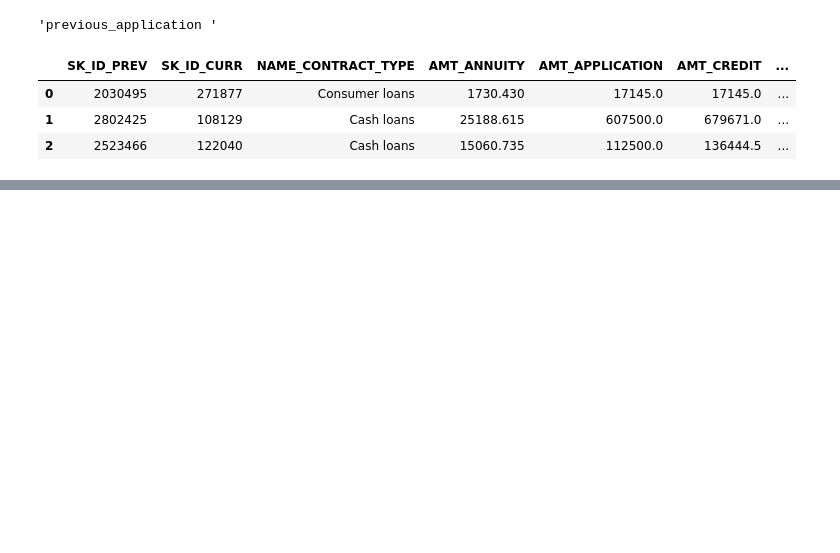
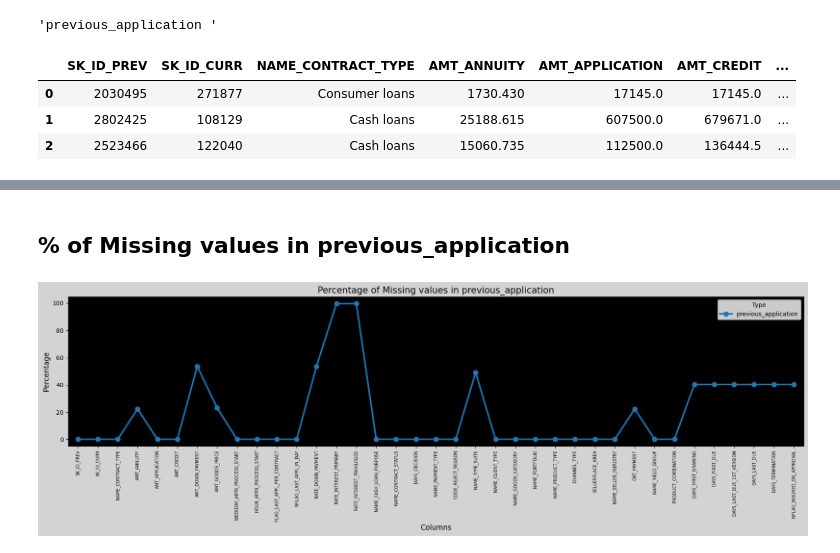
Before and after one commit to hiteshhhh007/Financial-Risk-Assessment, a Jupyter notebook: Financial-Risk-Assessment.ipynb, the cells around one changed output, grey strips where cells are left out. Cells and saved outputs as stored; diff of their text form; code cells hidden in the pictures; blank space fills up the shorter version.

Commit message:
--> data undg

```diff
--- a/Financial-Risk-Assessment.ipynb
+++ b/Financial-Risk-Assessment.ipynb
@@ -48,0 +73,24 @@ display(previous_application.head(3))
+# %% [markdown]
+## % of Missing values in previous_application
+# %%
+miss_previous_application = pd.DataFrame((previous_application.isnull().sum())*100/previous_application.shape[0]).reset_index()
+miss_previous_application.columns = ["column", "percentage"]
+miss_previous_application["type"] = "previous_application"
+
+
+fig, ax = plt.subplots(figsize=(18, 6))
+sns.pointplot(x="column", y="percentage", data=miss_previous_application, hue="type", ax=ax)
+
+
+plt.xticks(rotation=90, fontsize=7)
+plt.title("Percentage of Missing values in previous_application", fontsize=15)
+plt.ylabel("Percentage", fontsize=12)
+plt.xlabel("Columns", fontsize=12)
+ax.set_facecolor("k")
+fig.set_facecolor("lightgrey")
+plt.legend(title='Type', loc='upper right')
+plt.tight_layout()
+
+plt.show()
+# %% [output]
+[figure, added]
```
Also changed, not shown: parts of 24 cells of this notebook.
